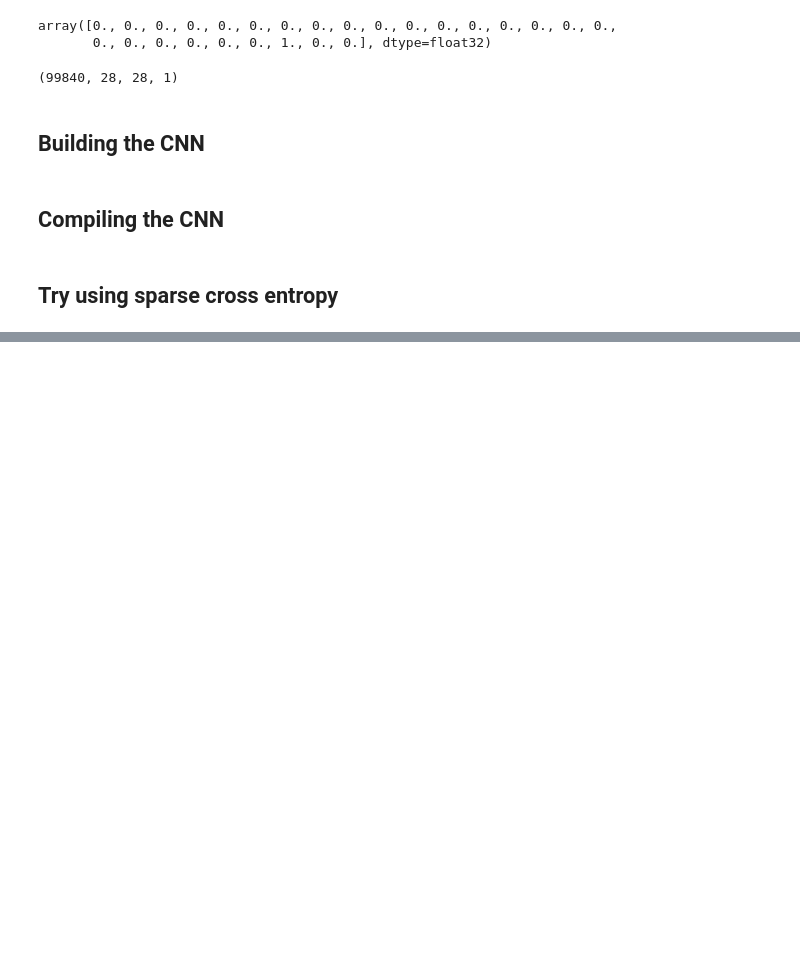
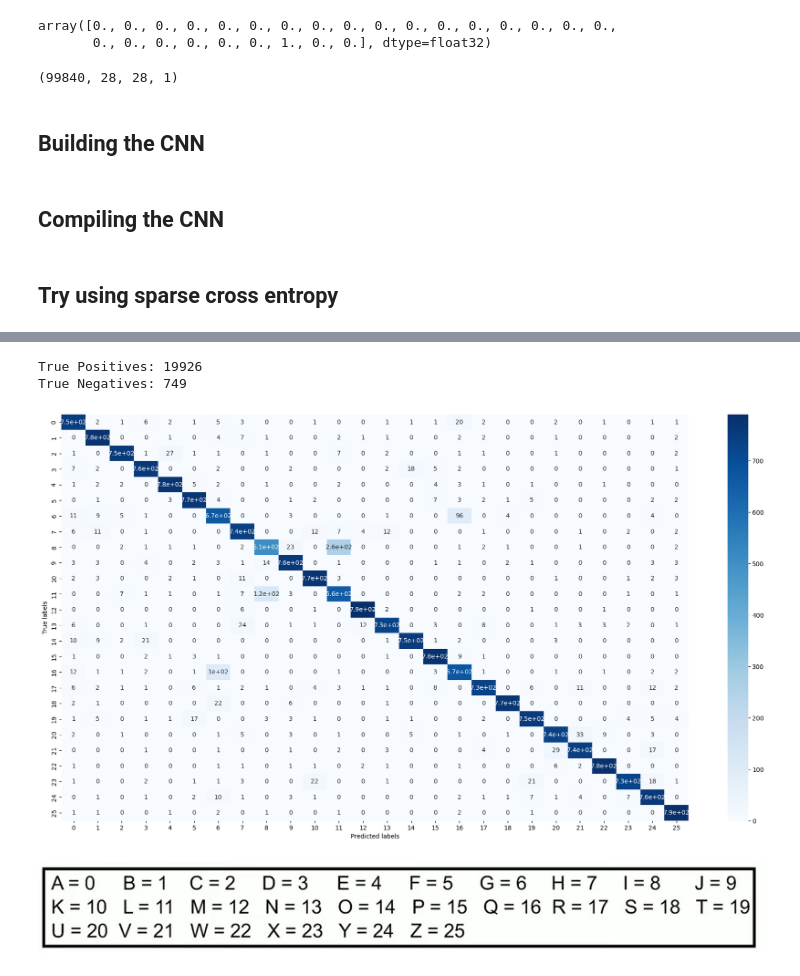
Before and after one commit to jayotithakur/alpahbet_recognizer_ML_Model, a Jupyter notebook: Alphabet Recognition with CNN.ipynb, the cells around one changed output, grey strips where cells are left out. Saved outputs shown, nothing was run; the diff lists cells and outputs as text; code cells hidden in the pictures; blank space fills up the shorter version.

```diff
--- a/Alphabet Recognition with CNN.ipynb
+++ b/Alphabet Recognition with CNN.ipynb
@@ -206,5 +230,3 @@ early_stopping = tf.keras.callbacks.EarlyStopping(
     baseline=None,
     restore_best_weights=False,
 )
-# %%
-history = cnn.fit(datagen.flow(X_train, y_train, batch_size = 32), epochs = 25 , validation_data = (X_val, y_val))
@@ -228,0 +233,13 @@ Epoch 19/25
+# %%
+## add the learning rate range test callback
+lr_scheduler = LearningRateScheduler(lr_range_test)
+
+## train the model with the learning rate range test callback
+history = cnn.fit(
+    datagen.flow(X_train, y_train, batch_size=32),
+    epochs=50,
+    validation_data=(X_val, y_val),
+    callbacks=[early_stopping, lr_scheduler],
+)
+
+# history = cnn.fit(datagen.flow(X_train, y_train, batch_size = 32), epochs = 50 , validation_data = (X_val, y_val), callbacks = [early_stopping])
@@ -237,0 +277,16 @@ test_loss, test_accuracy = model.evaluate(X_test, y_test)
+# %%
+from sklearn.metrics import confusion_matrix, accuracy_score
+
+# get predictions on the validation set
+y_pred = cnn.predict(X_test)
+
+# convert predictions from probabilities to class labels
+y_pred = np.argmax(y_pred, axis=1)
+
+# calculate the confusion matrix
+cm = confusion_matrix(y_test.argmax(axis=1), y_pred)
+
+# calculate the accuracy
+acc = accuracy_score(y_test.argmax(axis=1), y_pred)
+
+print("Accuracy:", (acc*100).round(2))
@@ -237,0 +411,28 @@ test_loss, test_accuracy = model.evaluate(X_test, y_test)
+# %%
+tn = cm[0, 0]
+fp = cm[0, 1:].sum()
+fn = cm[1:, 0].sum()
+tp = cm[1:, 1:].sum()
+
+# print the number of true positives and true negatives
+print("True Positives:", tp)
+print("True Negatives:", tn)
+# %% [output]
+True Positives: 19926
+True Negatives: 749
+# %%
+# display the confusion matrix as a heatmap
+plt.figure(figsize=(23,12))
+sns.heatmap(cm, annot=True, cmap='Blues')
+plt.xlabel('Predicted labels')
+plt.ylabel('True labels')
+plt.show()
+
+# 0-A, 1-B, 3-c, 4-D, 5- E,
+#6 -,7,8,9,10,11,
+#12,13,14,15,16,17,18,
+#19,20,21,22 - W,23 -x,24-Y,25 -z
+# %% [output]
+[figure, added]
+# %% [markdown]
+![A-Z.jpg](attachment:A-Z.jpg)
```
Also changed, not shown: parts of 26 cells of this notebook, 1 other file.
